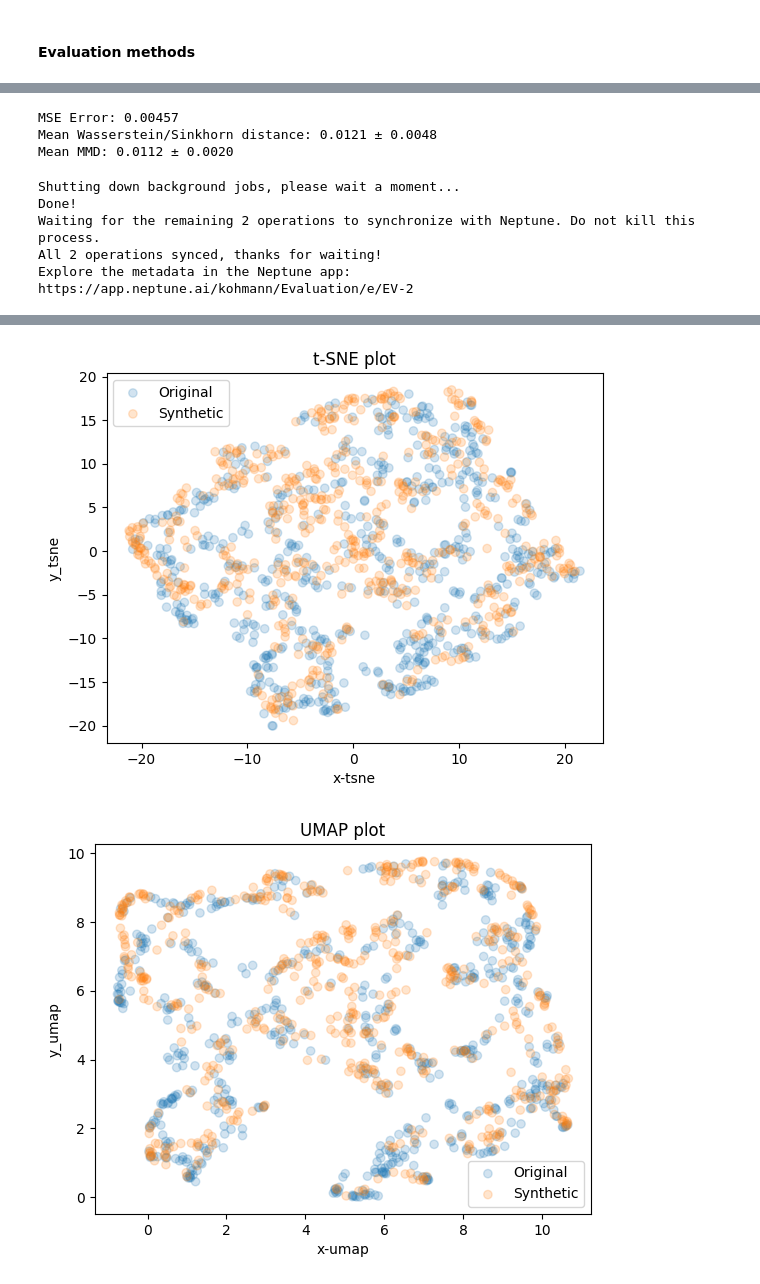
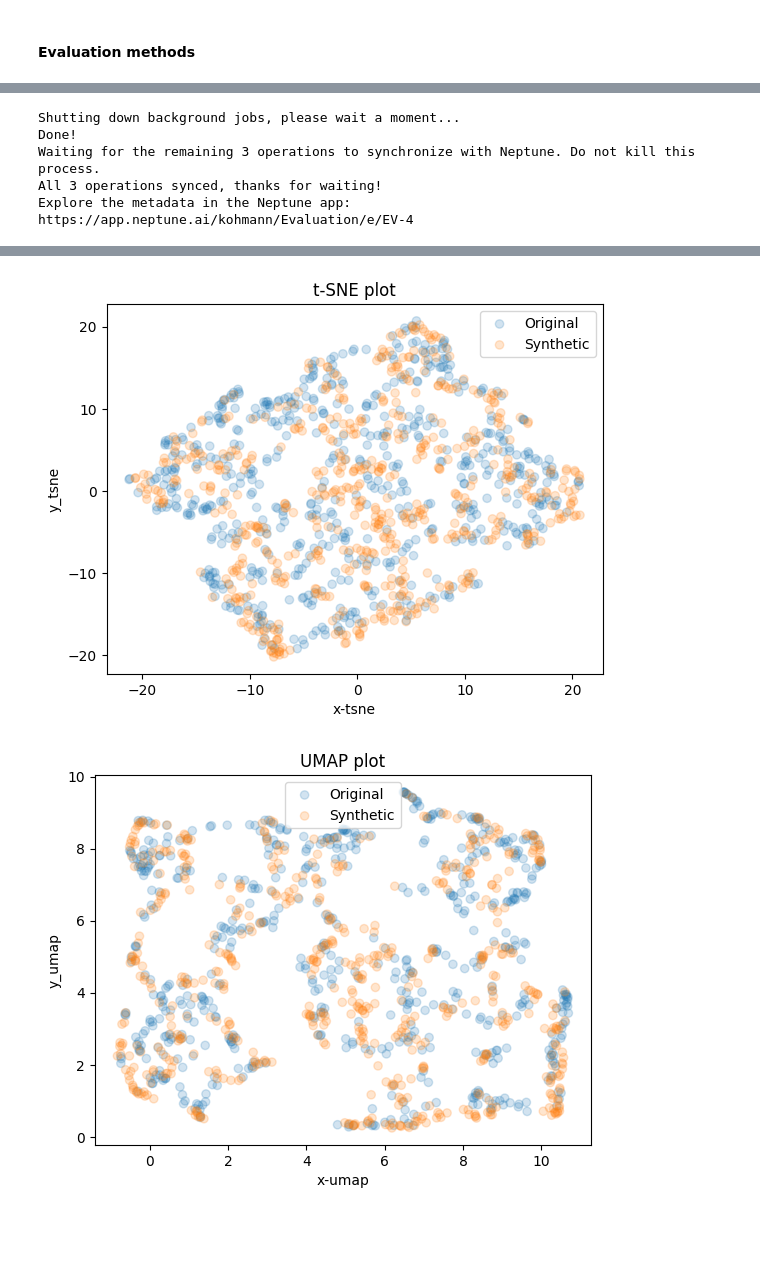
Before and after one commit to Kohmann/master-GAN, a Jupyter notebook: TimeGAN/model_evaluation.ipynb, the cells around one changed output, grey strips where cells are left out. Cells and saved outputs as stored; diff of their text form; code cells hidden in the pictures; blank space fills up the shorter version.

```diff
--- a/TimeGAN/model_evaluation.ipynb
+++ b/TimeGAN/model_evaluation.ipynb
@@ -41,9 +26,16 @@ ModuleNotFoundError: No module named 'TimeGAN'
 # %%
-run = neptune.init_run(with_id="TIMEGAN-84",
-                       project="kohmann/timeGAN",api_token="eyJhcGlfYWRkcmVzcyI6Imh0dHBzOi8vYXBwLm5lcHR1bmUuYWkiLCJhcGlfdXJsIjoiaHR0cHM6Ly9hcHAubmVwdHVuZS5haSIsImFwaV9rZXkiOiI3YjFjNGY5MS1kOWU1LTRmZjgtOTNiYS0yOGI2NDdjZGYzNWUifQ==",
-                       )
+id = "TIMEGAN-84" # RTSGAN-66
+project_name = "timeGAN" # RTSGAN
+
+run = neptune.init_run(
+                with_id=id, # "TIMEGAN-84"
+                project="kohmann/" + project_name,
+    api_token="eyJhcGlfYWRkcmVzcyI6Imh0dHBzOi8vYXBwLm5lcHR1bmUuYWkiLCJhcGlfdXJsIjoiaHR0cHM6Ly9hcHAubmVwdHVuZS5haSIsImFwaV9rZXkiOiI3YjFjNGY5MS1kOWU1LTRmZjgtOTNiYS0yOGI2NDdjZGYzNWUifQ==",
+                   )
 params = run["parameters"].fetch()
 params["device"] = "cpu"
+params["testset_size"] = len(testset)
+#params["model_name"] = "model_checkpoint.pt"
 
 if "TimeGAN" in ID:
     model = TimeGAN(params)
@@ -69,7 +74,7 @@ run = neptune.init_run(
     capture_hardware_metrics=False,
     api_token="eyJhcGlfYWRkcmVzcyI6Imh0dHBzOi8vYXBwLm5lcHR1bmUuYWkiLCJhcGlfdXJsIjoiaHR0cHM6Ly9hcHAubmVwdHVuZS5haSIsImFwaV9rZXkiOiI3YjFjNGY5MS1kOWU1LTRmZjgtOTNiYS0yOGI2NDdjZGYzNWUifQ==",
 )
-
+run["model_id"] = ID + "-" + id.split('-')[-1]
 from metrics import compare_sin3_generation, sinkhorn_distance, MMD
 mse_error = compare_sin3_generation(fake_data, 0.7, 0)
 print(f"MSE Error: {mse_error:.5f}")
@@ -101,9 +109,6 @@ Remember to stop your run once you’ve finished logging your metadata (https://
-MSE Error: 0.00457
-Mean Wasserstein/Sinkhorn distance: 0.0121 ± 0.0048
-Mean MMD: 0.0112 ± 0.0020
+Shutting down background jobs, please wait a moment...
+Done!
+Waiting for the remaining 3 operations to synchronize with Neptune. Do not kill this process.
+All 3 operations synced, thanks for waiting!
+Explore the metadata in the Neptune app:
+https://app.neptune.ai/kohmann/Evaluation/e/EV-4
-Shutting down background jobs, please wait a moment...
-Done!
-Waiting for the remaining 2 operations to synchronize with Neptune. Do not kill this process.
-All 2 operations synced, thanks for waiting!
-Explore the metadata in the Neptune app:
-https://app.neptune.ai/kohmann/Evaluation/e/EV-2
@@ -111,3 +116,3 @@ https://app.neptune.ai/kohmann/Evaluation/e/EV-2
-[figure, old version]
+[figure, new version]
-[figure, old version]
+[figure, new version]
 # %%
```
Also changed, not shown: parts of 19 cells of this notebook, 5 other files.
